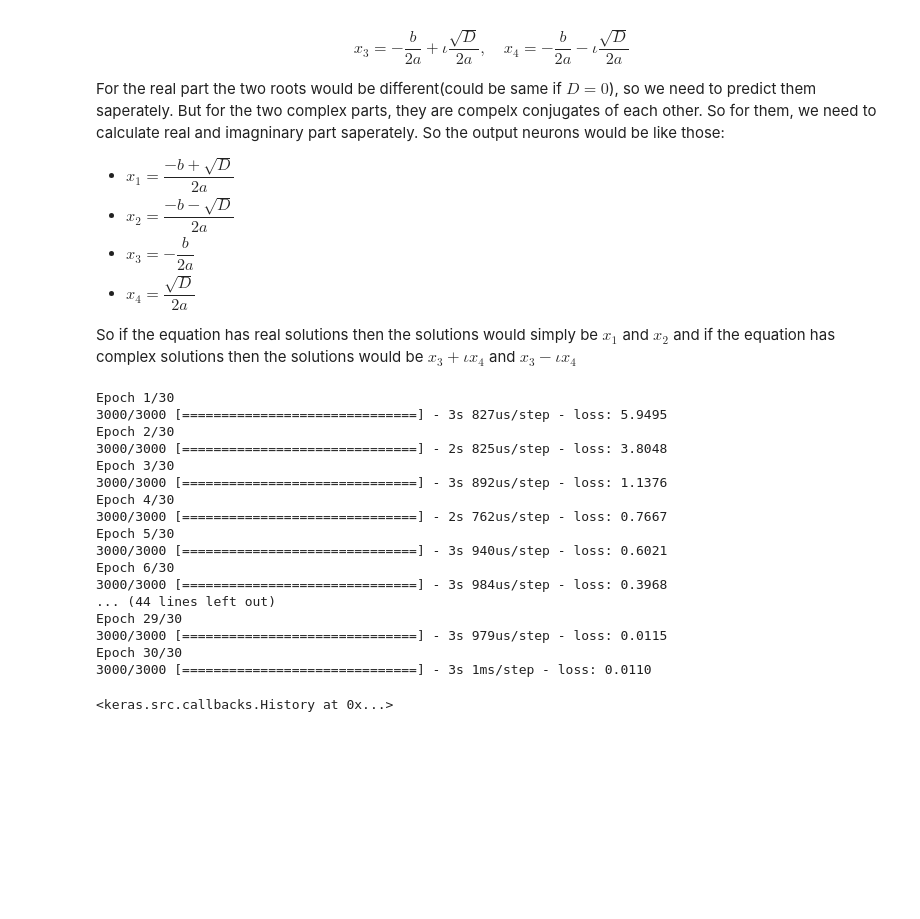
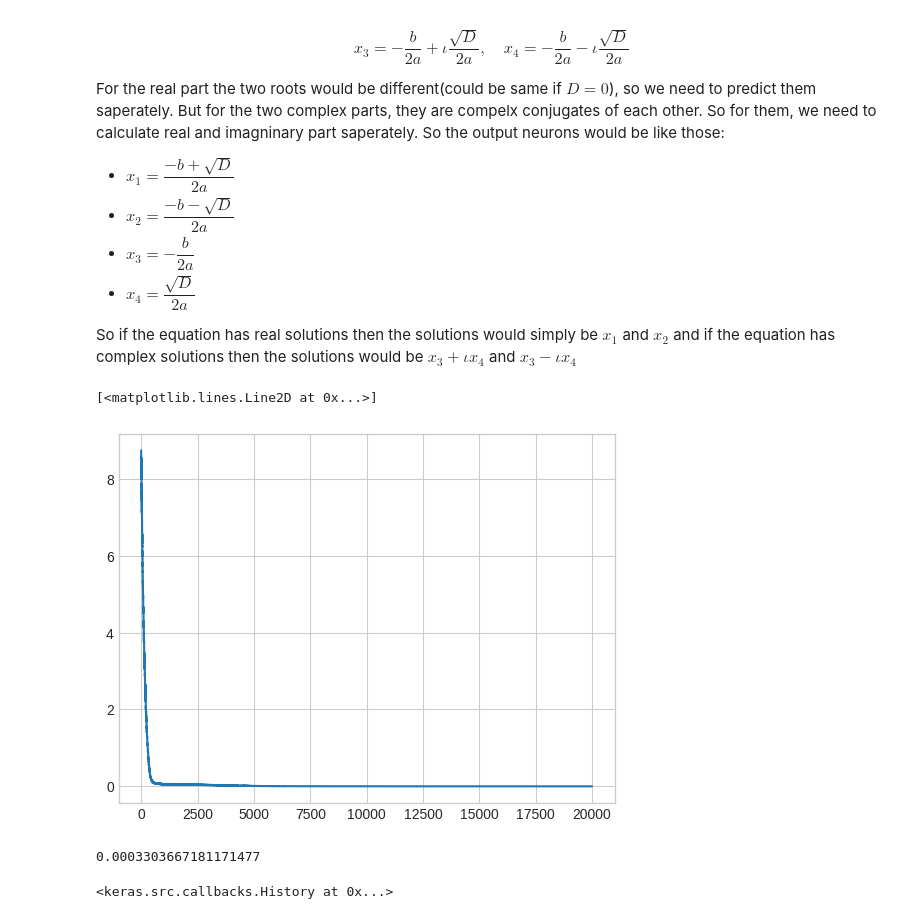
Before and after one commit to iashyam/Machine-Learning-First-Repo, a Jupyter notebook: Quadratic Equation.ipynb, the cells around one changed output. Cells and saved outputs as stored; diff of their text form; code cells hidden in the pictures; blank space fills up the shorter version.

```diff
--- a/Quadratic Equation.ipynb
+++ b/Quadratic Equation.ipynb
@@ -156,31 +166,3 @@ Epoch 30/30
 #### Step 5: Predicting the network by values
 
 Prepare the data as same as the training
-# %%
-N = 3 #total length of the training set
-
-test_samples = np.zeros((N, 3))
-test_label = np.zeros(N)
-
-test_samples[:,0] = np.random.randint(1,6,size=N)
-test_samples[:,1] = np.random.randint(-10,10,size=N)
-test_samples[:,2] = np.random.randint(-10,10,size=N)
-
-#setting the label according to the condition
-#0 means real solution, 1 means complex solution
-
-for i in range(N):
-    a, b, c = test_samples[i]
-
-    D = b**2 - 4*a*c
-    if D>=0:
-        test_label[i] = 0
-    else:
-        test_label[i] = 1
-
-##### Preprocess the data also the same way as training
-
-test_samples,test_label = shuffle(test_samples, test_label)
-
-scaler = MinMaxScaler(feature_range=(0,1))
-test_samples_rescaled = scaler.fit_transform(test_samples)
@@ -326,31 +266,31 @@ train_samples_rescaled = scaler.fit_transform(train_samples)
 # %%
 model2 = Sequential()
 
-model2.add(Dense(100,input_shape=(2,),activation='sigmoid'))
-model2.add(Dense(100,activation='sigmoid'))
-model2.add(Dense(100,activation='sigmoid'))
-model2.add(Dense(100,activation='sigmoid'))
+model2.add(Dense(32,input_shape=(2,),activation='relu'))
+model2.add(Dense(32,activation='relu'))
+model2.add(Dense(32,activation='relu'))
+model2.add(Dense(32,activation='relu'))
 model2.add(Dense(2,activation='linear'))
 # %%
 model2.compile(optimizer=Adam(learning_rate=1e-4), loss='mse')
+# %%
+costs = []
+plt.style.use('seaborn-v0_8-whitegrid')
+for i in tqdm(range(total_batches)):
+    train_sample, train_label = matke_batches()
+    cost = model2.train_on_batch(x=train_sample,y=train_label)
+    costs.append(cost)
+# %%
+plt.plot(costs)
+# %% [output]
+[<matplotlib.lines.Line2D at 0x...>]
+[figure, added]
+# %%
+print(cost)
+# %% [output]
+0.0003303667181171477
 # %%
-model2.fit(x=train_samples_rescaled, y=train_label,batch_size=10,shuffle=True,epochs=30)
+train_samples, train_label = matke_batches()
+model2.fit(x=train_samples, y=train_label,batch_size=10,validation_split=0.2,shuffle=True,epochs=30,verbose=0)
 # %% [output]
-Epoch 1/30
-3000/3000 [==============================] - 3s 827us/step - loss: 5.9495
-Epoch 2/30
-3000/3000 [==============================] - 2s 825us/step - loss: 3.8048
-Epoch 3/30
-3000/3000 [==============================] - 3s 892us/step - loss: 1.1376
-Epoch 4/30
-3000/3000 [==============================] - 2s 762us/step - loss: 0.7667
-Epoch 5/30
-3000/3000 [==============================] - 3s 940us/step - loss: 0.6021
-Epoch 6/30
-3000/3000 [==============================] - 3s 984us/step - loss: 0.3968
-... (44 lines left out)
-Epoch 29/30
-3000/3000 [==============================] - 3s 979us/step - loss: 0.0115
-Epoch 30/30
-3000/3000 [==============================] - 3s 1ms/step - loss: 0.0110
+<keras.src.callbacks.History at 0x...>
-<keras.src.callbacks.History at 0x...>
```
Also changed, not shown: parts of 17 cells of this notebook, 3 other files.
